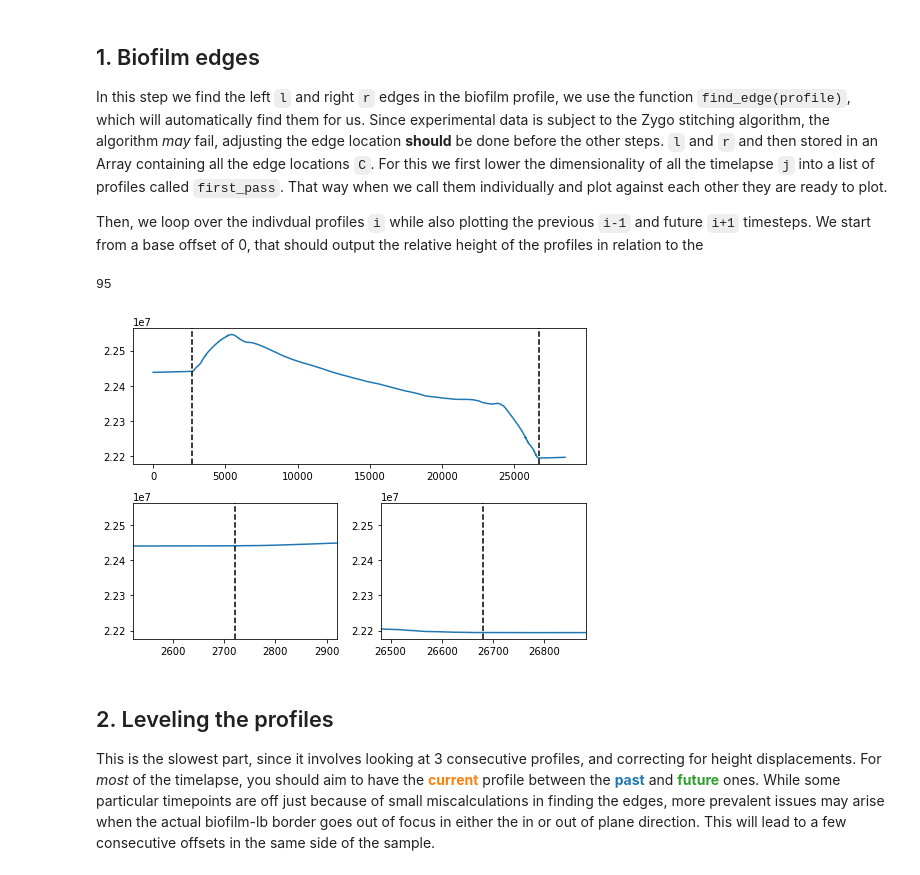
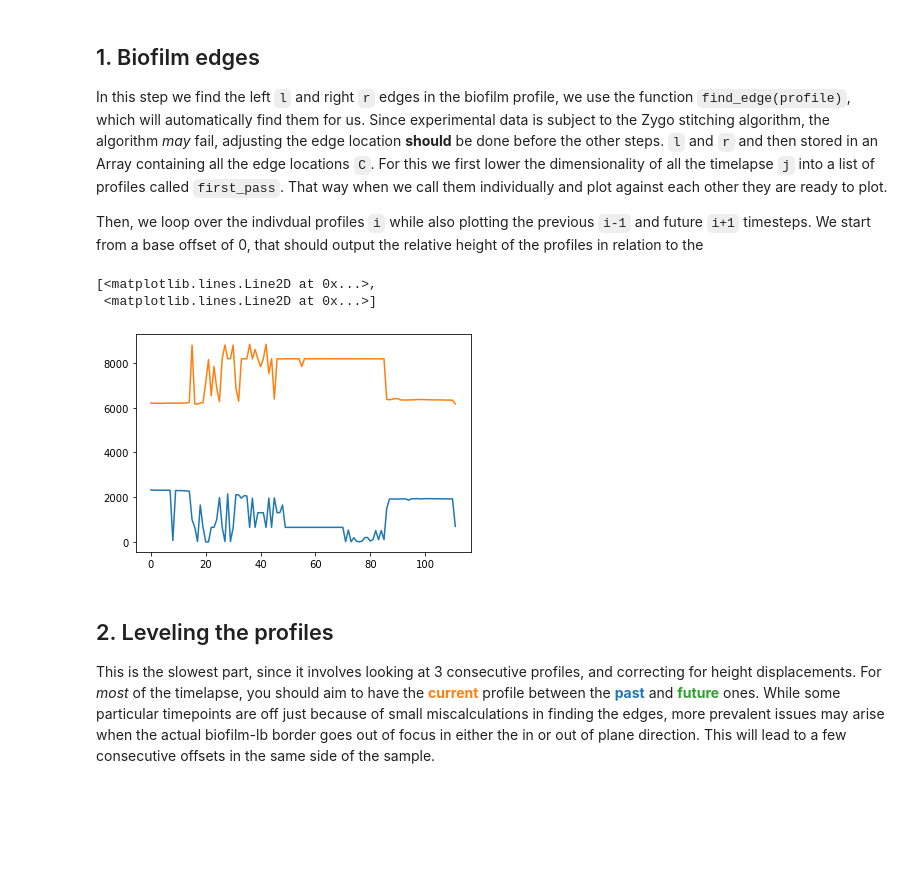
Before and after one commit to pbravoc/biofilm_surface_growth, a Jupyter notebook: data/clean_tutorial.ipynb, the cells around one changed output. Drawn from its saved outputs; the diff is of its cells as text; code cells hidden in the pictures; blank space fills up the shorter version.

```diff
--- a/data/clean_tutorial.ipynb
+++ b/data/clean_tutorial.ipynb
@@ -151,6 +151,7 @@ Simple fixes that do not require justification are the numbered sections 1-2-3.
 #folder_tag = "2021-10-28_petiteyeastlong"
 #folder_tag = "2022-01-28_aerobicyeast"
 #folder_tag = "2022-02-04_pa01"
+folder_tag = "2022-01-21_cc151"
 
 folder = "/run/media/pablo/T7/Documents/Research/Biofilms/Data/Interferometry/radial_timelapses/"+folder_tag+"/"
 files = glob(folder+"Raw/*.datx")                                           # Folder with all the .datx
@@ -165,7 +166,7 @@ for i in idx:
     for j in range(n_replicates):
         files_split[j].append(files[i+j])
 
-tstart = 1644000200.0
+tstart = 1642794200.0
 times_tl = np.zeros([n, n_replicates])                                          # Array of all timelapse relative time measurements (hours)
 times_cl = np.zeros(len(files_control))                                # Array of all control relative time measurements (hours)
 for i in range(n_replicates):
@@ -181,8 +182,8 @@ dnames = [folder+"Clean/displacement_A.npy", folder+"Clean/displacement_B.npy",
 C = np.zeros([n, 2]).astype(int)
 offsets = np.zeros([n, 2]).astype(float)
 print(times_tl[0,0])
-#np.save(folder+"Clean/times.npy", times_tl)
-#np.save(folder+"Clean/times_control.npy", times_cl)
+np.save(folder+"Clean/times.npy", times_tl)
+np.save(folder+"Clean/times_control.npy", times_cl)
 
 # If running all the controls
 #C = np.zeros([len(files_control), 2]).astype(int)
@@ -200,7 +201,7 @@ Then, we loop over the indivdual profiles `i` while also plotting the previous `
 # %%
 # Load the timelapse here with j
 first_pass = []
-j = 1                                           # Which of the replicates we'll be working on
+j = 0                                           # Which of the replicates we'll be working on
 for i in range(n):
     s = getcleansurf(get_data(files_split[j][i])[0])# Load profiles as a 1-D array
     #s = getcleansurf(get_data(files_control[i])[0]) # Load control profiles as a 1-D array
@@ -213,19 +214,19 @@ for i in range(n):
     l, r = find_edge(s,lim_edge)                      # Here, 15 is the detection threshold
     C[i] = np.array([l,r])
     print(i, end="\r")
-# %%
-len(C)
-# %% [output]
-95
+# %%
+plt.plot(C)
+# %% [output]
+[<matplotlib.lines.Line2D at 0x...>,
+ <matplotlib.lines.Line2D at 0x...>]
+[figure, added]
 # %%
 # Here we loop over each profile
-i = 40
-#C[i,0] = 260
+i = 12
+#C[i,0] = C[i-1, 0]
 #C[i,1] = 29700
 
 plot_bounds(i, C, 200)
-# %% [output]
-[figure, removed]
 # %%
 np.save(folder+"Clean/bounds_C.npy", C)
 # %% [markdown]
```
Also changed, not shown: parts of 1 cell of this notebook, 36 other files.
